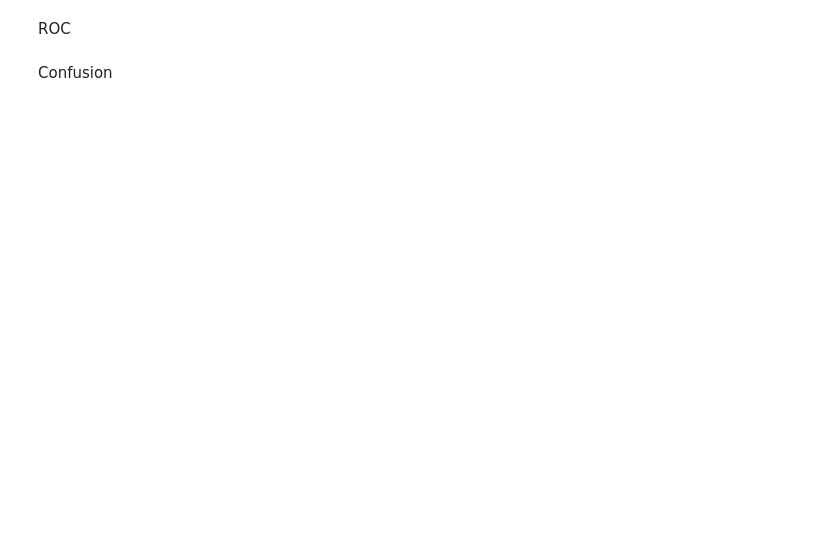
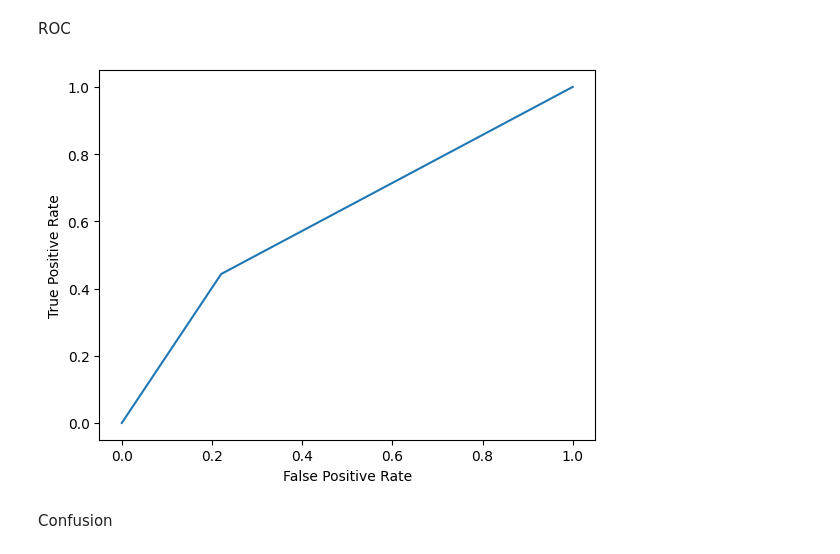
Before and after one commit to cvilter/advML_finalProject, a Jupyter notebook: LSTM.ipynb, the cells around one changed output. Drawn from its saved outputs; the diff is of its cells as text; code cells hidden in the pictures; blank space fills up the shorter version.

```diff
--- a/LSTM.ipynb
+++ b/LSTM.ipynb
@@ -576,19 +576,21 @@ Text(0, 0.5, 'Precision')
 # %% [markdown]
 ROC
 # %%
-#y, y_prob = get_probabilites(test_dataloader)
+y, y_prob = get_probabilites(test_dataloader)
 # %%
-# def plot_roc_curve(true_y, y_prob):
-#     """
-#     plots the roc curve based of the probabilities
-#     """
+def plot_roc_curve(true_y, y_prob):
+    """
+    plots the roc curve based of the probabilities
+    """
 
-#     fpr, tpr, thresholds = roc_curve(true_y, y_prob)
-#     plt.plot(fpr, tpr)
-#     plt.xlabel('False Positive Rate')
-#     plt.ylabel('True Positive Rate')
+    fpr, tpr, thresholds = roc_curve(true_y, y_prob)
+    plt.plot(fpr, tpr)
+    plt.xlabel('False Positive Rate')
+    plt.ylabel('True Positive Rate')
 
-# plot_roc_curve(y, y_prob)
+plot_roc_curve(y, y_prob)
+# %% [output]
+[figure, added]
 # %% [markdown]
 Confusion
 # %%
```
Also changed, not shown: parts of 13 cells of this notebook.
